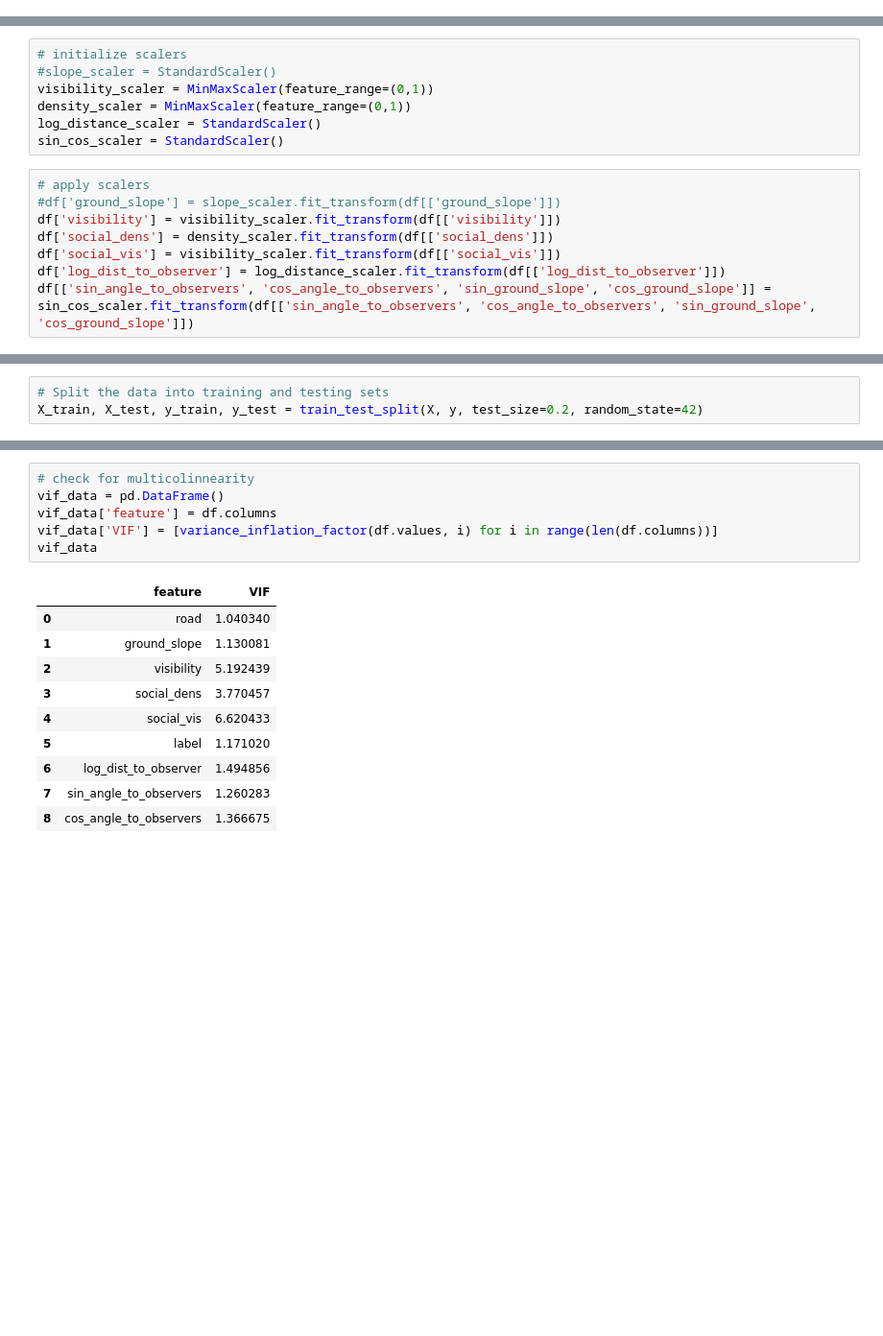
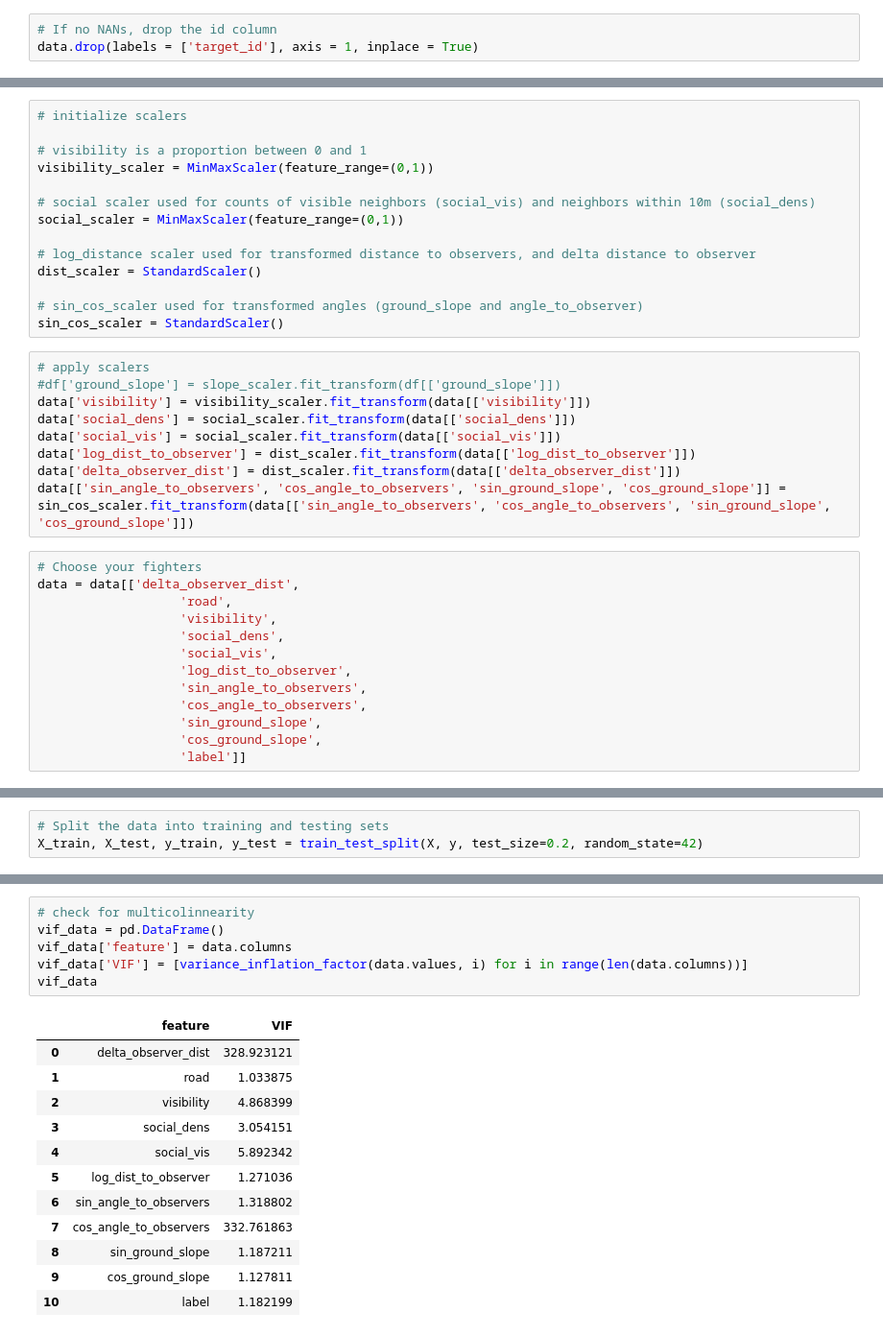
Before and after one commit to BCostelloe/zebra-step-selection, a Jupyter notebook: notebooks/logistic_regression_preloaded_data.ipynb, the cells around one changed output, grey strips where cells are left out. Shown: that part at 96% size. Saved outputs shown, nothing was run; the diff lists cells and outputs as text; blank space fills up the shorter version.

```diff
--- a/notebooks/logistic_regression_preloaded_data.ipynb
+++ b/notebooks/logistic_regression_preloaded_data.ipynb
@@ -55 +59,4 @@ data
+# %%
+# If no NANs, drop the id column
+data.drop(labels = ['target_id'], axis = 1, inplace = True)
 # %%
@@ -72,16 +79,37 @@ df = df_imputed.drop(columns =['dist_to_observer', 'angle_to_observer', 'ground_
 # %%
 # initialize scalers
-#slope_scaler = StandardScaler()
+
+# visibility is a proportion between 0 and 1
 visibility_scaler = MinMaxScaler(feature_range=(0,1))
-density_scaler = MinMaxScaler(feature_range=(0,1))
-log_distance_scaler = StandardScaler()
+
+# social scaler used for counts of visible neighbors (social_vis) and neighbors within 10m (social_dens)
+social_scaler = MinMaxScaler(feature_range=(0,1))
+
+# log_distance scaler used for transformed distance to observers, and delta distance to observer
+dist_scaler = StandardScaler()
+
+# sin_cos_scaler used for transformed angles (ground_slope and angle_to_observer)
 sin_cos_scaler = StandardScaler()
 # %%
 # apply scalers
 #df['ground_slope'] = slope_scaler.fit_transform(df[['ground_slope']])
-df['visibility'] = visibility_scaler.fit_transform(df[['visibility']])
-df['social_dens'] = density_scaler.fit_transform(df[['social_dens']])
-df['social_vis'] = visibility_scaler.fit_transform(df[['social_vis']])
-df['log_dist_to_observer'] = log_distance_scaler.fit_transform(df[['log_dist_to_observer']])
-df[['sin_angle_to_observers', 'cos_angle_to_observers', 'sin_ground_slope', 'cos_ground_slope']] = sin_cos_scaler.fit_transform(df[['sin_angle_to_observers', 'cos_angle_to_observers', 'sin_ground_slope', 'cos_ground_slope']])
+data['visibility'] = visibility_scaler.fit_transform(data[['visibility']])
+data['social_dens'] = social_scaler.fit_transform(data[['social_dens']])
+data['social_vis'] = social_scaler.fit_transform(data[['social_vis']])
+data['log_dist_to_observer'] = dist_scaler.fit_transform(data[['log_dist_to_observer']])
+data['delta_observer_dist'] = dist_scaler.fit_transform(data[['delta_observer_dist']])
+data[['sin_angle_to_observers', 'cos_angle_to_observers', 'sin_ground_slope', 'cos_ground_slope']] = sin_cos_scaler.fit_transform(data[['sin_angle_to_observers', 'cos_angle_to_observers', 'sin_ground_slope', 'cos_ground_slope']])
+# %%
+# Choose your fighters
+data = data[['delta_observer_dist',
+                   'road',
+                   'visibility',
+                   'social_dens',
+                   'social_vis',
+                   'log_dist_to_observer',
+                   'sin_angle_to_observers',
+                   'cos_angle_to_observers',
+                   'sin_ground_slope',
+                   'cos_ground_slope',
+                   'label']]
 # %%
@@ -127,17 +217,19 @@ Accuracy: 0.52
 # %%
 # check for multicolinnearity
 vif_data = pd.DataFrame()
-vif_data['feature'] = df.columns
-vif_data['VIF'] = [variance_inflation_factor(df.values, i) for i in range(len(df.columns))]
+vif_data['feature'] = data.columns
+vif_data['VIF'] = [variance_inflation_factor(data.values, i) for i in range(len(data.columns))]
 vif_data
 # %% [output]
 |  | feature | VIF |
-| 0 | road | 1.040340 |
-| 1 | ground_slope | 1.130081 |
-| 2 | visibility | 5.192439 |
-| 3 | social_dens | 3.770457 |
-| 4 | social_vis | 6.620433 |
-| 5 | label | 1.171020 |
-| 6 | log_dist_to_observer | 1.494856 |
-| 7 | sin_angle_to_observers | 1.260283 |
-| 8 | cos_angle_to_observers | 1.366675 |
+| 0 | delta_observer_dist | 328.923121 |
+| 1 | road | 1.033875 |
+| 2 | visibility | 4.868399 |
+| 3 | social_dens | 3.054151 |
+| 4 | social_vis | 5.892342 |
+| 5 | log_dist_to_observer | 1.271036 |
+| 6 | sin_angle_to_observers | 1.318802 |
+| 7 | cos_angle_to_observers | 332.761863 |
+| 8 | sin_ground_slope | 1.187211 |
+| 9 | cos_ground_slope | 1.127811 |
+| 10 | label | 1.182199 |
```
Also changed, not shown: parts of 30 cells of this notebook, 1 other file.
